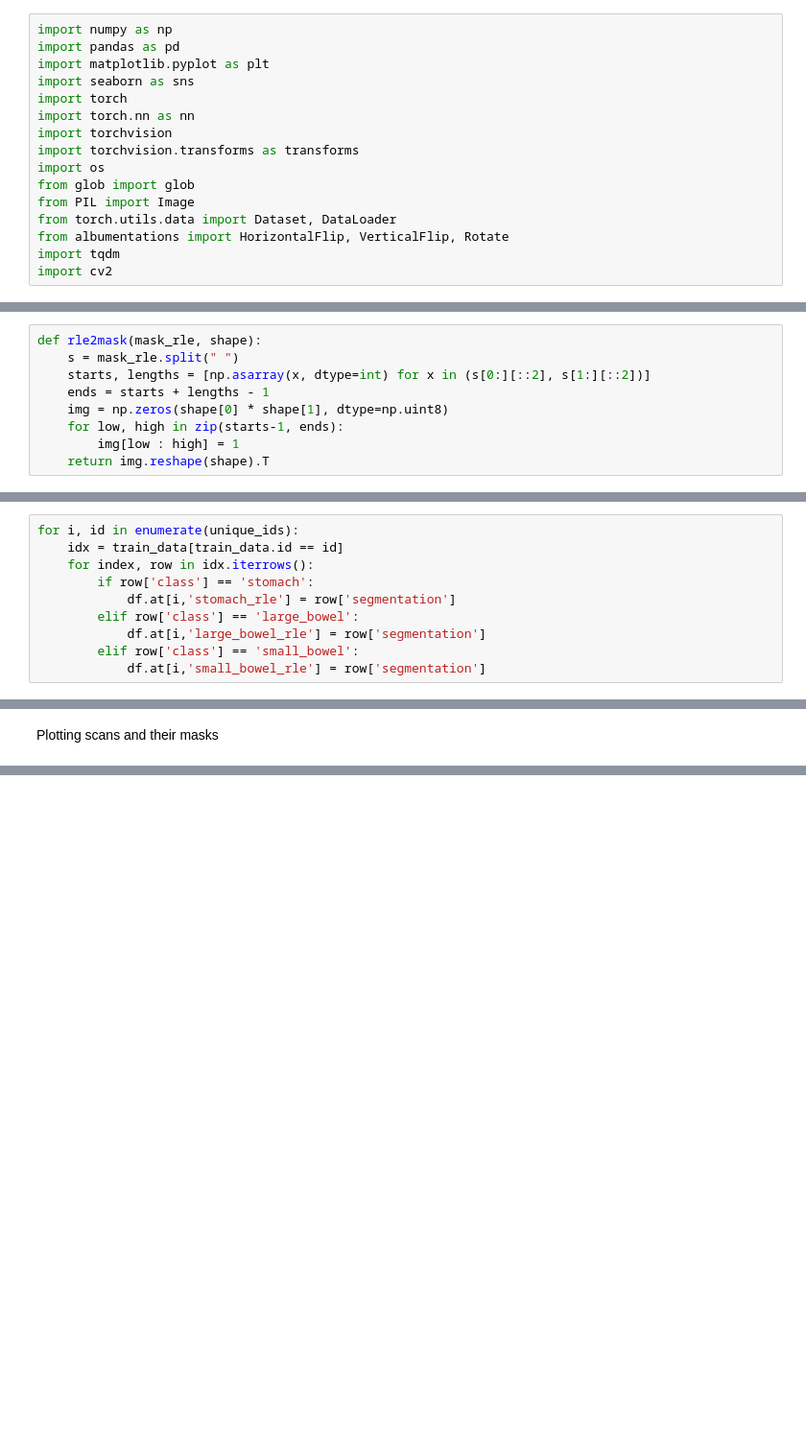
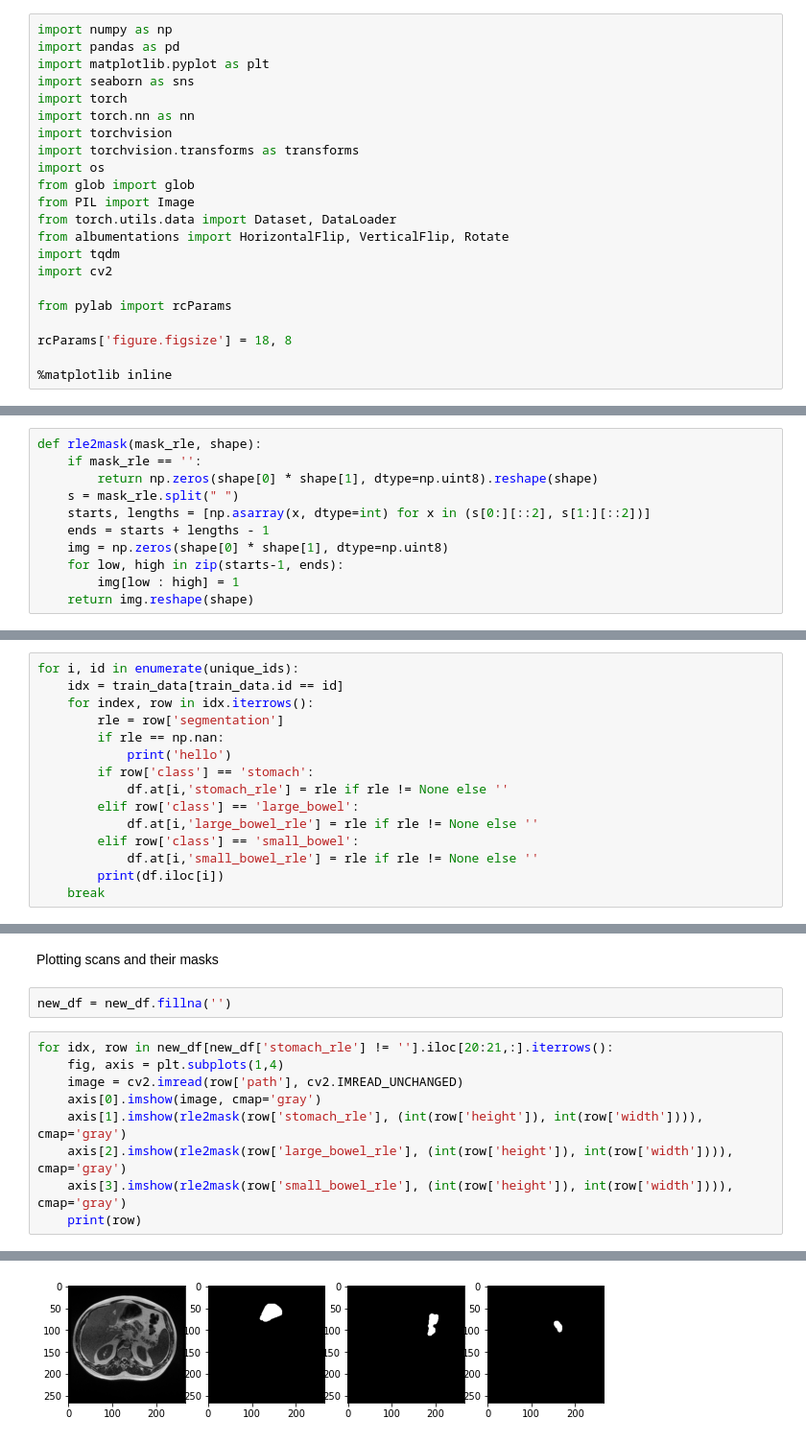
Before and after one commit to pri1311/UWM-GI-Tract-Image-Segmentation, a Jupyter notebook: getting-started-understanding-data.ipynb, the cells around one changed output, grey strips where cells are left out. Shown at 96% size. Saved outputs shown, nothing was run; the diff lists cells and outputs as text; blank space fills up the shorter version.

```diff
--- a/getting-started-understanding-data.ipynb
+++ b/getting-started-understanding-data.ipynb
@@ -20,6 +20,12 @@ from torch.utils.data import Dataset, DataLoader
 from albumentations import HorizontalFlip, VerticalFlip, Rotate
 import tqdm
 import cv2
+
+from pylab import rcParams
+
+rcParams['figure.figsize'] = 18, 8
+
+%matplotlib inline
 # %%
 train_data = pd.read_csv('../input/uw-madison-gi-tract-image-segmentation/train.csv')
 # %%
@@ -74,13 +84,15 @@ and 3, 7, 9, 9 etc. are how long to strech the startpoints - meaning the total l
 hence we can compute the endpoint of each of these segments as the sum of startpoints + endpoints
 # %%
 def rle2mask(mask_rle, shape):
+    if mask_rle == '':
+        return np.zeros(shape[0] * shape[1], dtype=np.uint8).reshape(shape)
     s = mask_rle.split(" ")
     starts, lengths = [np.asarray(x, dtype=int) for x in (s[0:][::2], s[1:][::2])]
     ends = starts + lengths - 1
     img = np.zeros(shape[0] * shape[1], dtype=np.uint8)
     for low, high in zip(starts-1, ends):
         img[low : high] = 1
-    return img.reshape(shape).T
+    return img.reshape(shape)
 # %%
 train_data.info()
 # %% [output]
@@ -257,9 +269,14 @@ df.head()
 for i, id in enumerate(unique_ids):
     idx = train_data[train_data.id == id]
     for index, row in idx.iterrows():
+        rle = row['segmentation']
+        if rle == np.nan:
+            print('hello')
         if row['class'] == 'stomach':
-            df.at[i,'stomach_rle'] = row['segmentation']
+            df.at[i,'stomach_rle'] = rle if rle != None else ''
         elif row['class'] == 'large_bowel':
-            df.at[i,'large_bowel_rle'] = row['segmentation']
+            df.at[i,'large_bowel_rle'] = rle if rle != None else ''
         elif row['class'] == 'small_bowel':
-            df.at[i,'small_bowel_rle'] = row['segmentation']
+            df.at[i,'small_bowel_rle'] = rle if rle != None else ''
+        print(df.iloc[i])
+    break
@@ -438,3 +466,15 @@ dtypes: object(6), string(3)
 memory usage: 2.9+ MB
 # %% [markdown]
 Plotting scans and their masks
+# %%
+new_df = new_df.fillna('')
+# %%
+for idx, row in new_df[new_df['stomach_rle'] != ''].iloc[20:21,:].iterrows():
+    fig, axis = plt.subplots(1,4)
+    image = cv2.imread(row['path'], cv2.IMREAD_UNCHANGED)
+    axis[0].imshow(image, cmap='gray')
+    axis[1].imshow(rle2mask(row['stomach_rle'], (int(row['height']), int(row['width']))), cmap='gray')
+    axis[2].imshow(rle2mask(row['large_bowel_rle'], (int(row['height']), int(row['width']))), cmap='gray')
+    axis[3].imshow(rle2mask(row['small_bowel_rle'], (int(row['height']), int(row['width']))), cmap='gray')
+    print(row)
+# %% [output]
@@ -440,0 +491 @@ Plotting scans and their masks
+[figure, added]
```
Also changed, not shown: parts of 9 cells of this notebook.
